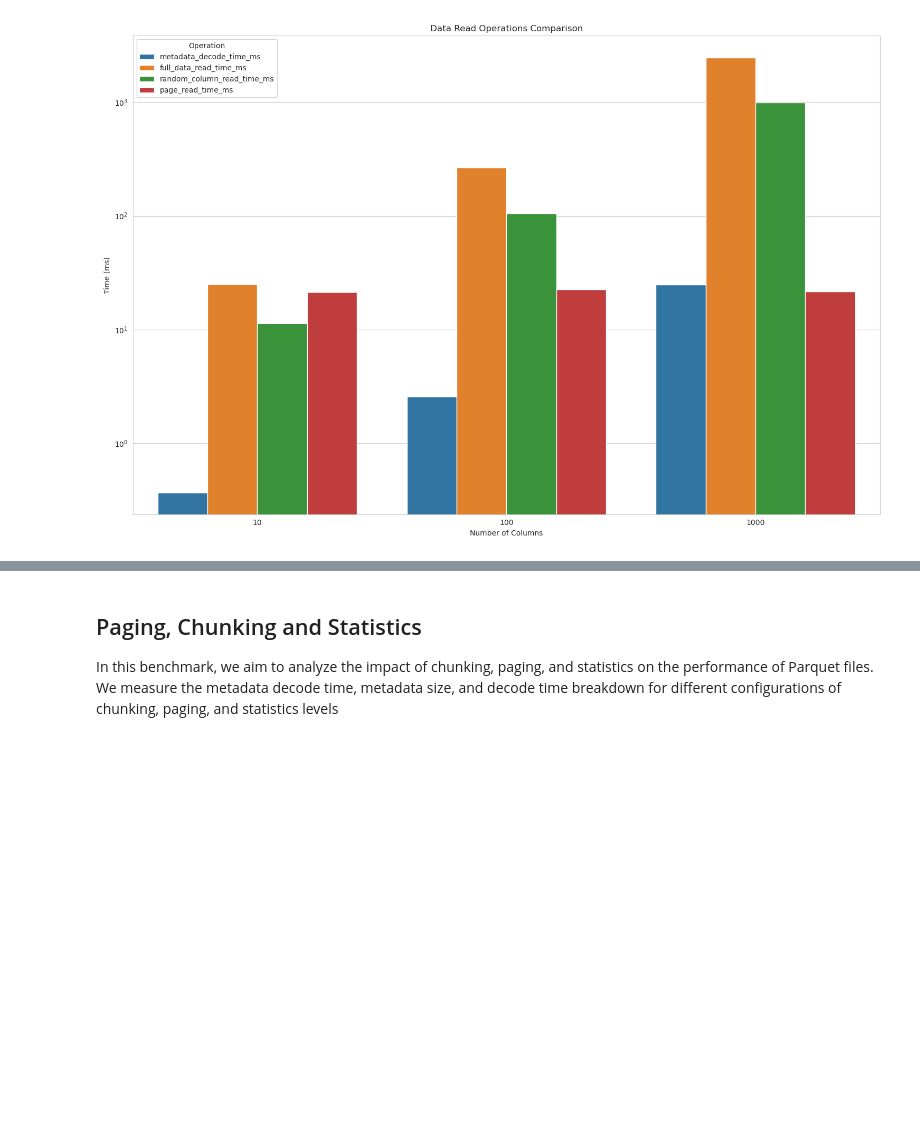
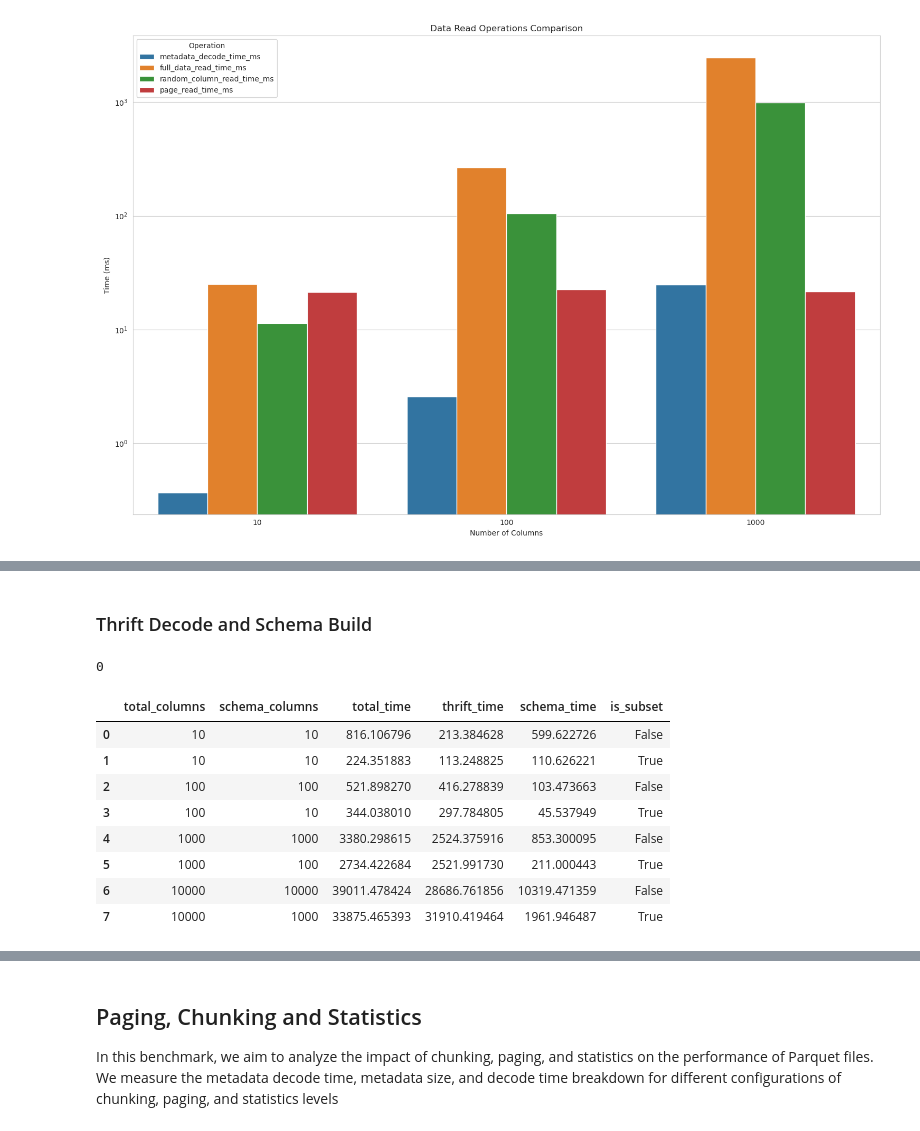
Before and after one commit to Neelaksh-Singh/gresearch_parquet_benchmarking, a Jupyter notebook: Parquet-CPP-Benchmarking.ipynb, the cells around one changed output, grey strips where cells are left out. Cells and saved outputs as stored; diff of their text form; code cells hidden in the pictures; blank space fills up the shorter version.

```diff
--- a/Parquet-CPP-Benchmarking.ipynb
+++ b/Parquet-CPP-Benchmarking.ipynb
@@ -270,2 +242,31 @@ This benchmark evaluates Parquet file performance across different data read ope
 
 Overall, the results show that Parquet maintains good performance for selective reads and metadata operations even with many columns. The benchmark emphasizes the importance of query optimization techniques like column pruning and predicate pushdown when working with wide Parquet tables.
+# %% [markdown]
+### Thrift Decode and Schema Build
+# %%
+# Run the benchmark for data reads
+os.system("python3 ../scripts/schema_full_partial_benchmark.py")
+# %% [output]
+0
+# %%
+import pandas as pd
+import matplotlib.pyplot as plt
+import seaborn as sns
+from IPython.display import Image
+
+# Set up the plot style
+sns.set_style("whitegrid")
+
+df = pd.read_csv('benchmark_schema_full_partial.csv')
+df = df.sort_values(by='total_columns')
+df
+# %% [output]
+|  | total_columns | schema_columns | total_time | thrift_time | schema_time | is_subset |
+| 0 | 10 | 10 | 816.106796 | 213.384628 | 599.622726 | False |
+| 1 | 10 | 10 | 224.351883 | 113.248825 | 110.626221 | True |
+| 2 | 100 | 100 | 521.898270 | 416.278839 | 103.473663 | False |
+| 3 | 100 | 10 | 344.038010 | 297.784805 | 45.537949 | True |
+| 4 | 1000 | 1000 | 3380.298615 | 2524.375916 | 853.300095 | False |
+| 5 | 1000 | 100 | 2734.422684 | 2521.991730 | 211.000443 | True |
+| 6 | 10000 | 10000 | 39011.478424 | 28686.761856 | 10319.471359 | False |
+| 7 | 10000 | 1000 | 33875.465393 | 31910.419464 | 1961.946487 | True |
```
Also changed, not shown: parts of 9 cells of this notebook, 3 other files.
